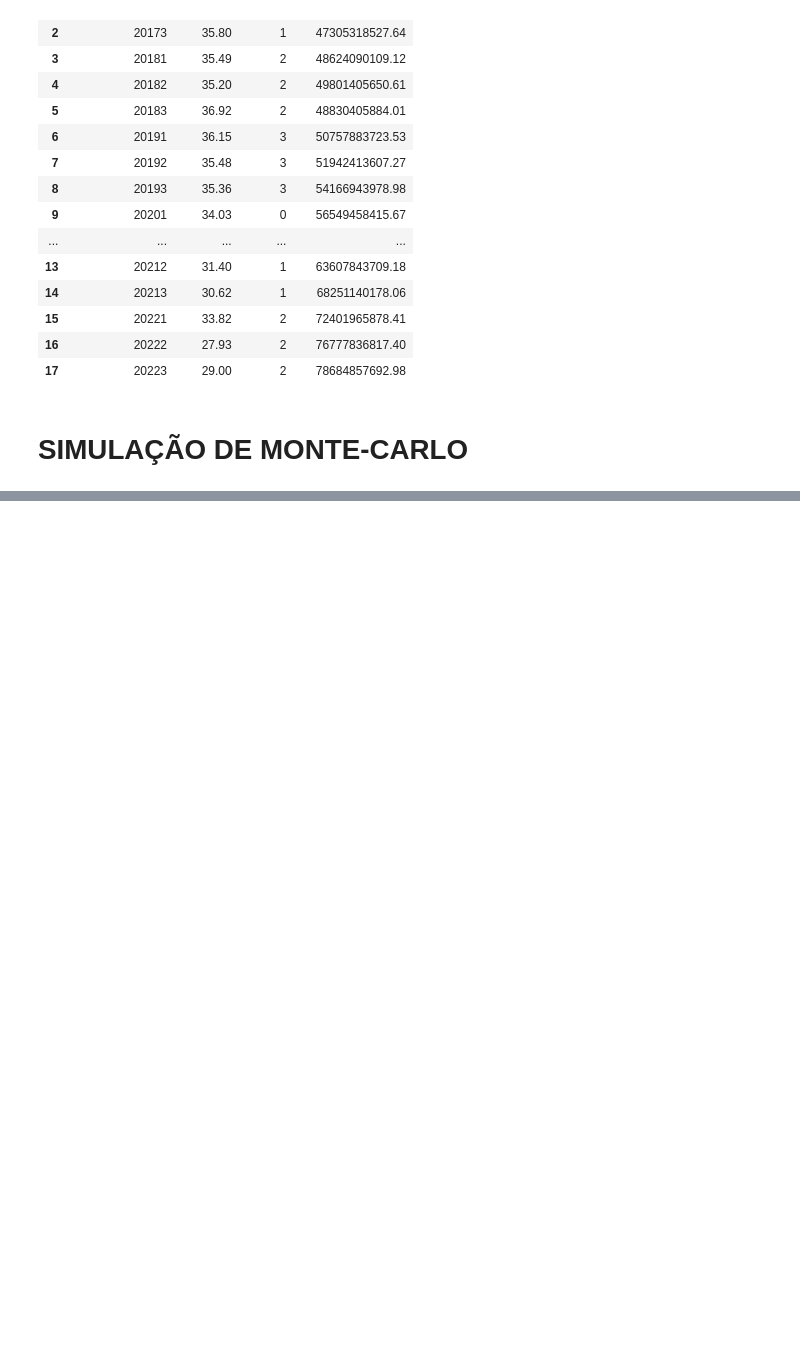
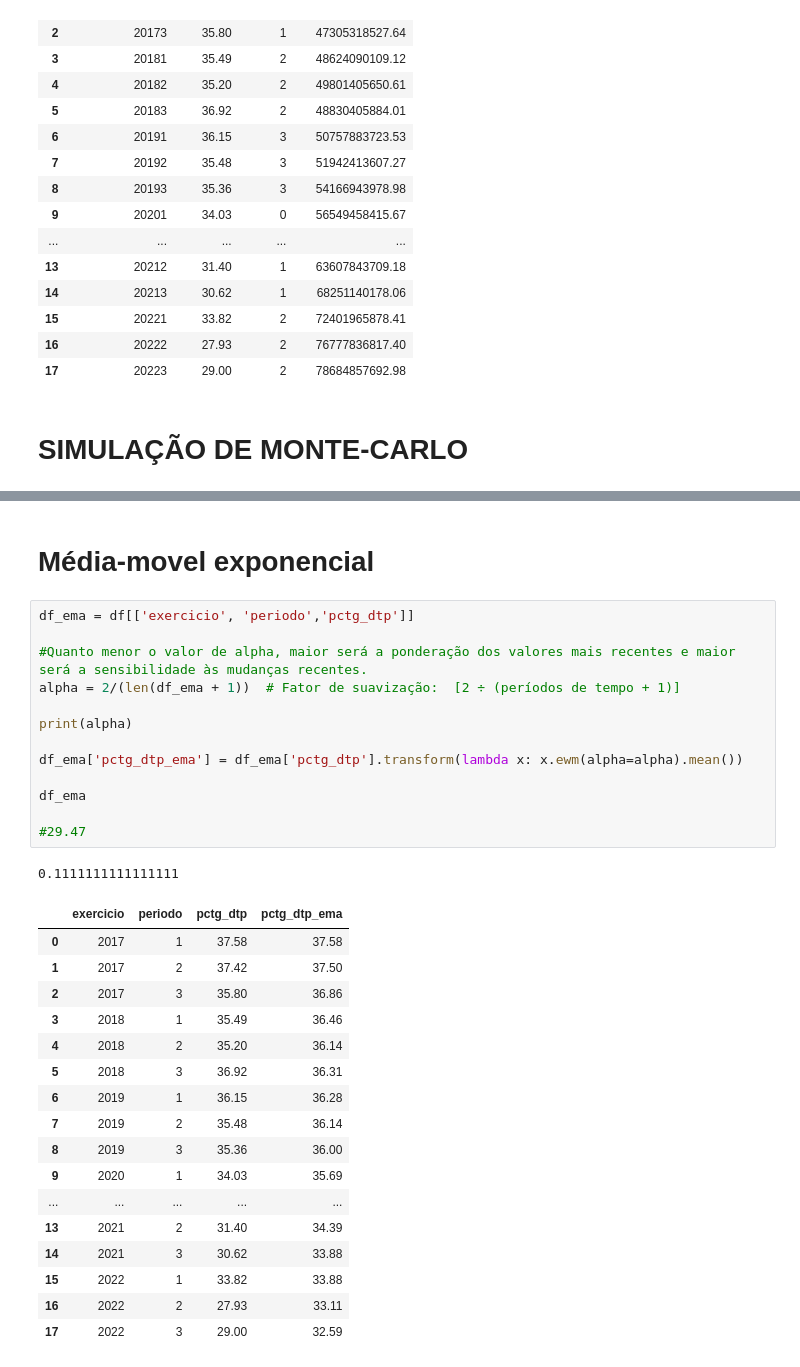
Before and after one commit to DeboraOliver/forecasting_siconfi_dtp, a Jupyter notebook: PROJETO.ipynb, the cells around one changed output, grey strips where cells are left out. Drawn from its saved outputs; the diff is of its cells as text; blank space fills up the shorter version.

```diff
--- a/PROJETO.ipynb
+++ b/PROJETO.ipynb
@@ -396,0 +257,34 @@ df
+# %% [markdown]
+# Média-movel exponencial
+# %%
+df_ema = df[['exercicio', 'periodo','pctg_dtp']]
+
+#Quanto menor o valor de alpha, maior será a ponderação dos valores mais recentes e maior será a sensibilidade às mudanças recentes.
+alpha = 2/(len(df_ema + 1))  # Fator de suavização:  [2 ÷ (períodos de tempo + 1)]
+
+print(alpha)
+
+df_ema['pctg_dtp_ema'] = df_ema['pctg_dtp'].transform(lambda x: x.ewm(alpha=alpha).mean())
+
+df_ema
+
+#29.47
+# %% [output]
+0.1111111111111111
+|  | exercicio | periodo | pctg_dtp | pctg_dtp_ema |
+| 0 | 2017 | 1 | 37.58 | 37.58 |
+| 1 | 2017 | 2 | 37.42 | 37.50 |
+| 2 | 2017 | 3 | 35.80 | 36.86 |
+| 3 | 2018 | 1 | 35.49 | 36.46 |
+| 4 | 2018 | 2 | 35.20 | 36.14 |
+| 5 | 2018 | 3 | 36.92 | 36.31 |
+| 6 | 2019 | 1 | 36.15 | 36.28 |
+| 7 | 2019 | 2 | 35.48 | 36.14 |
+| 8 | 2019 | 3 | 35.36 | 36.00 |
+| 9 | 2020 | 1 | 34.03 | 35.69 |
+| ... | ... | ... | ... | ... |
+| 13 | 2021 | 2 | 31.40 | 34.39 |
+| 14 | 2021 | 3 | 30.62 | 33.88 |
+| 15 | 2022 | 1 | 33.82 | 33.88 |
+| 16 | 2022 | 2 | 27.93 | 33.11 |
+| 17 | 2022 | 3 | 29.00 | 32.59 |
```
Also changed, not shown: parts of 9 cells of this notebook.
